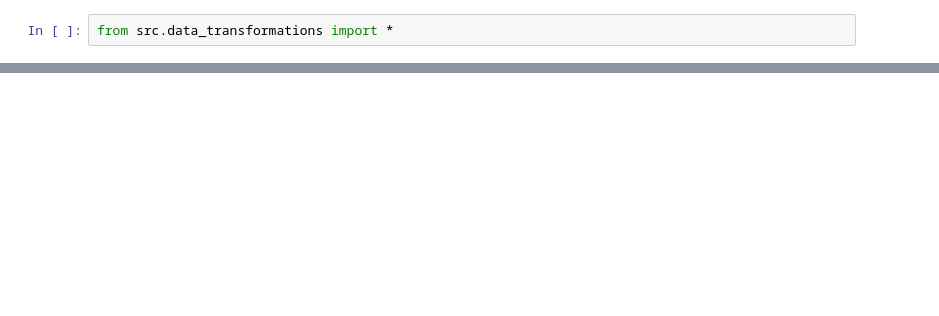
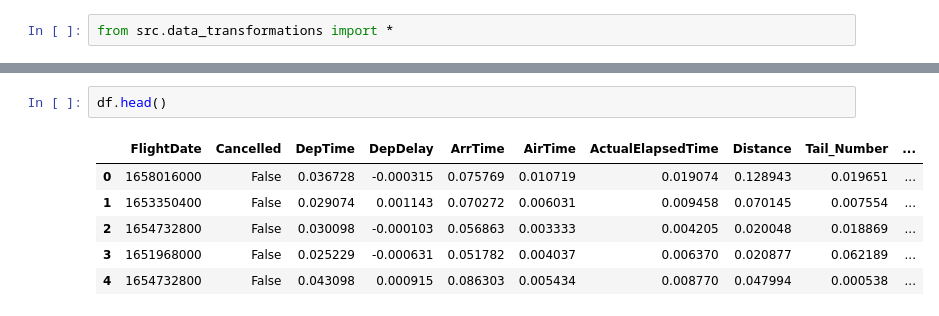
Before and after one commit to IVproger/MLops-project, a Jupyter notebook: notebooks/data_analysis.ipynb, the cells around one changed output, grey strips where cells are left out. Drawn from its saved outputs; the diff is of its cells as text; blank space fills up the shorter version.

```diff
--- a/notebooks/data_analysis.ipynb
+++ b/notebooks/data_analysis.ipynb
@@ -229,0 +340,9 @@ memory usage: 68.5 MB
+# %%
+df.head()
+# %% [output]
+|  | FlightDate | Cancelled | DepTime | DepDelay | ArrTime | AirTime | ActualElapsedTime | Distance | Tail_Number | ... |
+| 0 | 1658016000 | False | 0.036728 | -0.000315 | 0.075769 | 0.010719 | 0.019074 | 0.128943 | 0.019651 | ... |
+| 1 | 1653350400 | False | 0.029074 | 0.001143 | 0.070272 | 0.006031 | 0.009458 | 0.070145 | 0.007554 | ... |
+| 2 | 1654732800 | False | 0.030098 | -0.000103 | 0.056863 | 0.003333 | 0.004205 | 0.020048 | 0.018869 | ... |
+| 3 | 1651968000 | False | 0.025229 | -0.000631 | 0.051782 | 0.004037 | 0.006370 | 0.020877 | 0.062189 | ... |
+| 4 | 1654732800 | False | 0.043098 | 0.000915 | 0.086303 | 0.005434 | 0.008770 | 0.047994 | 0.000538 | ... |
```
Also changed, not shown: parts of 28 cells of this notebook, 1 other file.
